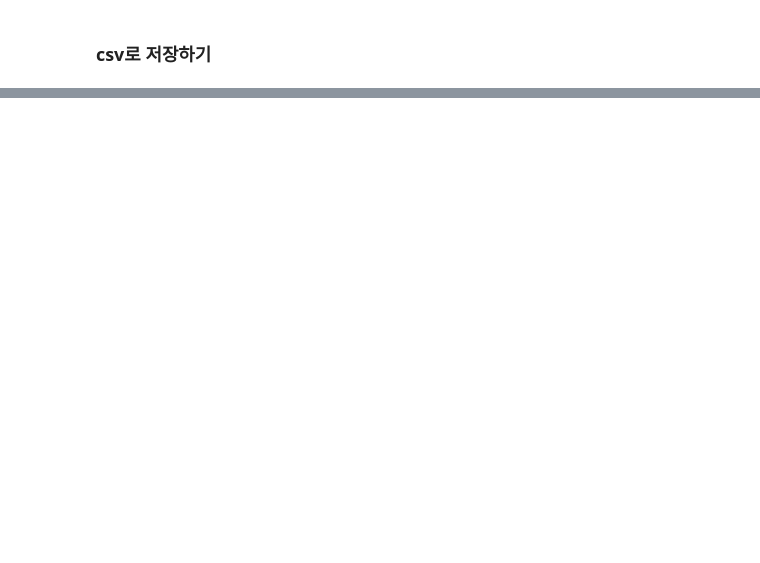
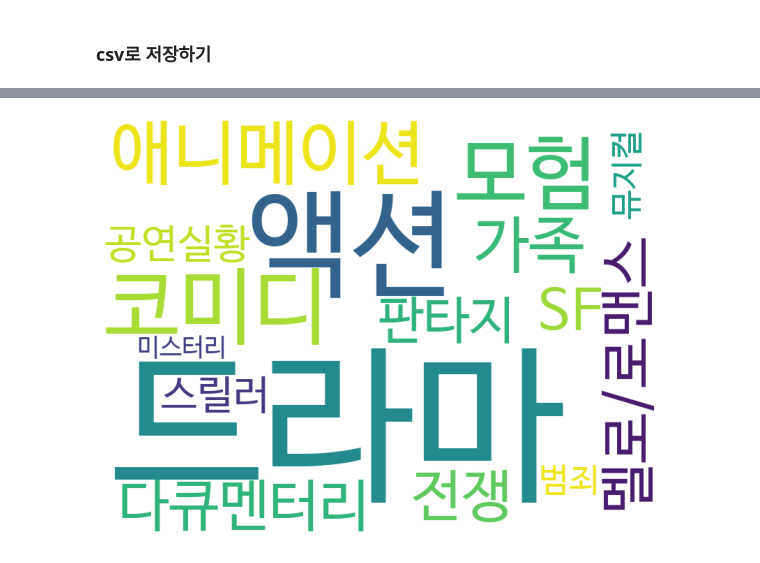
Before and after one commit to Hyewon97/dataanalysis, a Jupyter notebook: p401_pandas_naver_movie_wordcloud.ipynb, the cells around one changed output, grey strips where cells are left out. Cells and saved outputs as stored; diff of their text form; code cells hidden in the pictures; blank space fills up the shorter version.

```diff
--- a/p401_pandas_naver_movie_wordcloud.ipynb
+++ b/p401_pandas_naver_movie_wordcloud.ipynb
@@ -267,0 +262,12 @@ movie.to_csv('./data/movie_genre.csv')
+# %%
+# 장르별로 개수 구하기
+# 장르 누적을 위한 16배열 생성
+genre_list_cnt = np.zeros(16) # 기본값이 0인 16 배열 생성
+print(genre_list_cnt)
+
+
+# 장르별 누적처리
+for data in movie['genre_code'] :
+  for x in data: # 리스트로 저장이 되어 있어서
+    genre_list_cnt[x] += 1
+print(genre_list_cnt)
@@ -267,0 +277,4 @@ movie.to_csv('./data/movie_genre.csv')
+# %%
+dir(zip(genre_code_list_dict.keys() , genre_list_cnt))
+tags = [(i, j) for i, j in zip(genre_code_list_dict.keys() , genre_list_cnt)]
+tags
@@ -267,0 +314,10 @@ movie.to_csv('./data/movie_genre.csv')
+# %%
+wordcloud = WordCloud(font_path='NanumBarunGothic', background_color='white', width=800, height=600)
+cloud = wordcloud.generate_from_frequencies(dict(tags))
+# print(cloud)
+plt.figure(figsize=(10,8))
+plt.axis('off')
+plt.imshow(cloud)
+plt.show()
+# %% [output]
+[figure, added]
```
Also changed, not shown: parts of 13 cells of this notebook, 4 other files.
